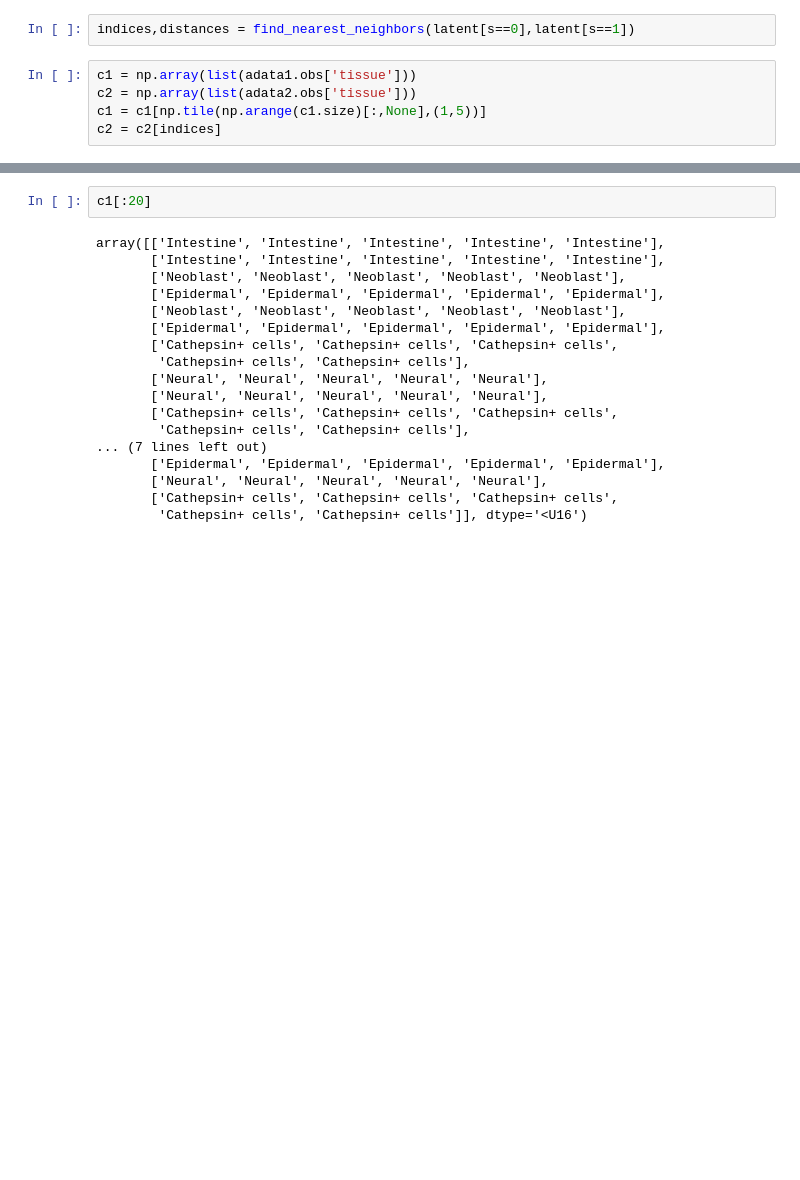
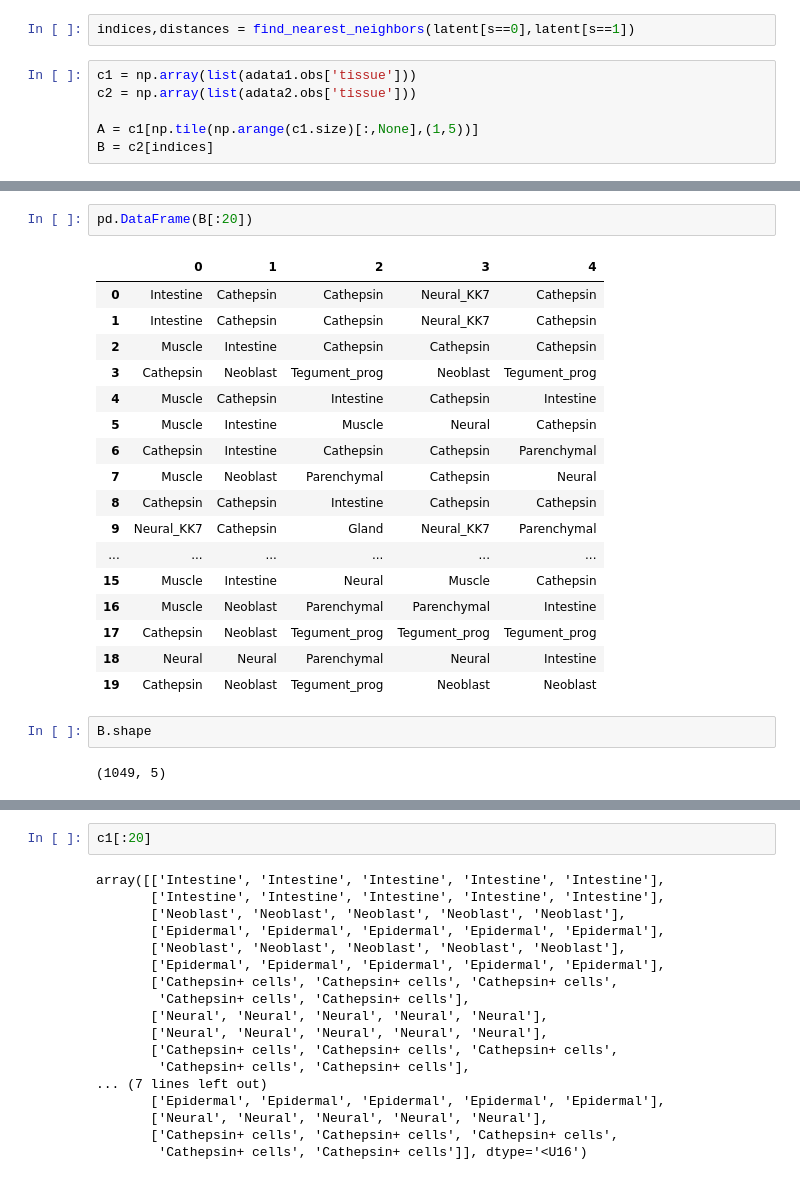
Before and after one commit to atarashansky/cross-species-vae, a Jupyter notebook: vae.ipynb, the cells around one changed output, grey strips where cells are left out. Drawn from its saved outputs; the diff is of its cells as text; blank space fills up the shorter version.

```diff
--- a/vae.ipynb
+++ b/vae.ipynb
@@ -477,5 +452,6 @@ indices,distances = find_nearest_neighbors(latent[s==0],latent[s==1])
 # %%
 c1 = np.array(list(adata1.obs['tissue']))
 c2 = np.array(list(adata2.obs['tissue']))
-c1 = c1[np.tile(np.arange(c1.size)[:,None],(1,5))]
-c2 = c2[indices]
+
+A = c1[np.tile(np.arange(c1.size)[:,None],(1,5))]
+B = c2[indices]
@@ -481,0 +479,24 @@ c2 = c2[indices]
+# %%
+pd.DataFrame(B[:20])
+# %% [output]
+|  | 0 | 1 | 2 | 3 | 4 |
+| 0 | Intestine | Cathepsin | Cathepsin | Neural_KK7 | Cathepsin |
+| 1 | Intestine | Cathepsin | Cathepsin | Neural_KK7 | Cathepsin |
+| 2 | Muscle | Intestine | Cathepsin | Cathepsin | Cathepsin |
+| 3 | Cathepsin | Neoblast | Tegument_prog | Neoblast | Tegument_prog |
+| 4 | Muscle | Cathepsin | Intestine | Cathepsin | Intestine |
+| 5 | Muscle | Intestine | Muscle | Neural | Cathepsin |
+| 6 | Cathepsin | Intestine | Cathepsin | Cathepsin | Parenchymal |
+| 7 | Muscle | Neoblast | Parenchymal | Cathepsin | Neural |
+| 8 | Cathepsin | Cathepsin | Intestine | Cathepsin | Cathepsin |
+| 9 | Neural_KK7 | Cathepsin | Gland | Neural_KK7 | Parenchymal |
+| ... | ... | ... | ... | ... | ... |
+| 15 | Muscle | Intestine | Neural | Muscle | Cathepsin |
+| 16 | Muscle | Neoblast | Parenchymal | Parenchymal | Intestine |
+| 17 | Cathepsin | Neoblast | Tegument_prog | Tegument_prog | Tegument_prog |
+| 18 | Neural | Neural | Parenchymal | Neural | Intestine |
+| 19 | Cathepsin | Neoblast | Tegument_prog | Neoblast | Neoblast |
+# %%
+B.shape
+# %% [output]
+(1049, 5)
```
Also changed, not shown: parts of 23 cells of this notebook, 1 other file.
